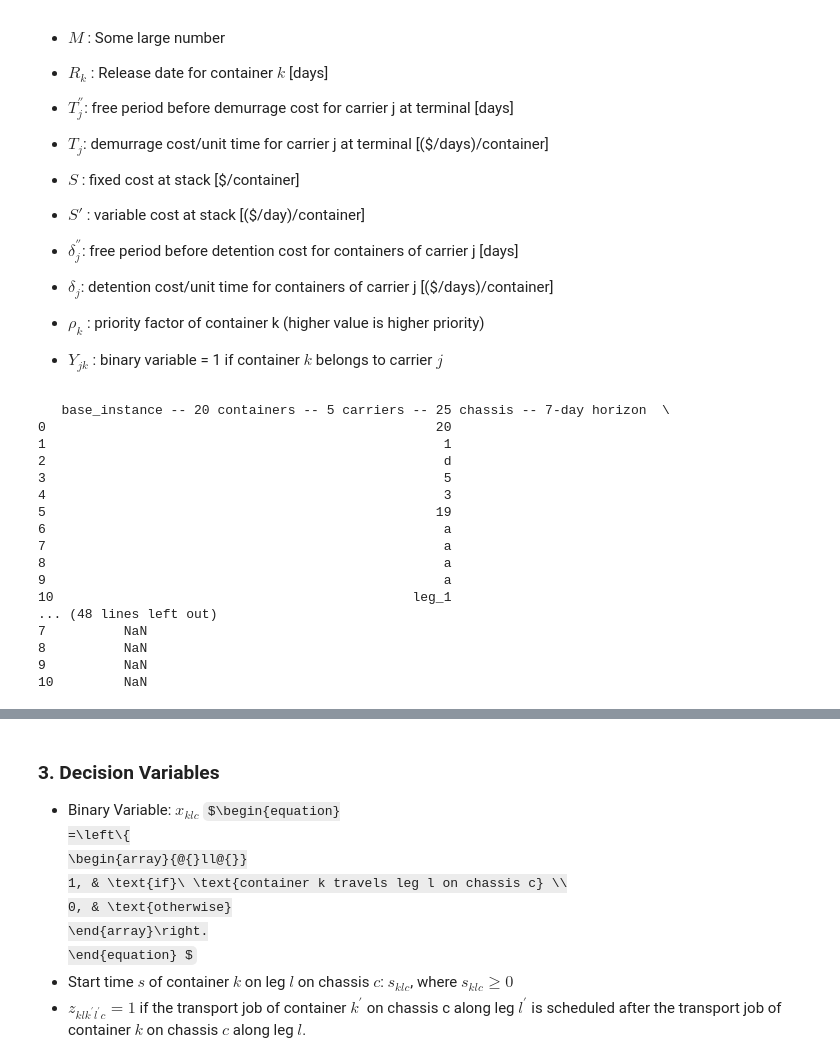
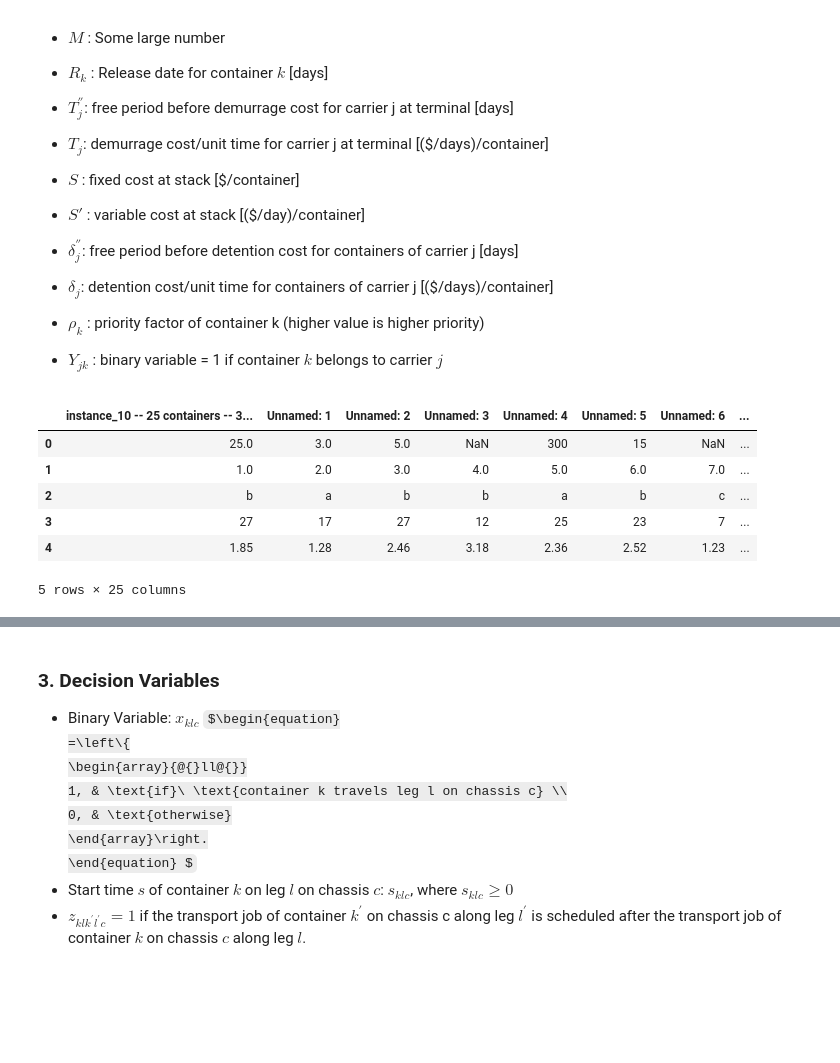
Before and after one commit to sug-prabhakaran/mie562_truck_scheduling_project, a Jupyter notebook: project-truck_scheduling-mip_model.ipynb, the cells around one changed output, grey strips where cells are left out. Saved outputs shown, nothing was run; the diff lists cells and outputs as text; code cells hidden in the pictures; some formulas as TeX source; blank space fills up the shorter version.

```diff
--- a/project-truck_scheduling-mip_model.ipynb
+++ b/project-truck_scheduling-mip_model.ipynb
@@ -61,57 +61,48 @@ seed(0)
    * $Y_{jk}$ : binary variable = 1 if container $k$ belongs to carrier $j$
 # %%
 # read and construct parameters from standard instance interface
-instance_csv_path = "instances/20_instance.csv"
+instance_csv_path = "instances/instance_10.csv"
 
 df = pd.read_csv(instance_csv_path)
-print(df)
 
 nK, nJ, nC, S, S_prime = tuple(df.iloc[0].dropna().astype(float))
 C = list(range(int(nC)))
 K = [k for k in df.iloc[1].dropna().astype(float)]
 assert nK == len(K)
 J = list(set(df.iloc[2].dropna()))
-assert nJ == len(J)
+assert int(nJ) == len(J)
 
 Y = {j:{k: 0 for k in K} for j in J}
 for i, k in enumerate(K):
     Y[df.iloc[2].dropna()[i]][k] = 1
 
 R = {k: int(df.iloc[3].dropna()[i]) for i, k in enumerate(K)}
 p = {k: float(df.iloc[4].dropna()[i]) for i, k in enumerate(K)}
 rho = {k: int(df.iloc[5].dropna()[i]) for i, k in enumerate(K)}
 
 T_prime = {df.iloc[6].dropna()[i]: int(df.iloc[6].dropna()[i+1]) for i in range(0, len(df.iloc[6].dropna()), 2)}
 T = {df.iloc[7].dropna()[i]: int(df.iloc[7].dropna()[i+1]) for i in range(0, len(df.iloc[7].dropna()), 2)}
 Delta_prime = {df.iloc[8].dropna()[i]: int(df.iloc[8].dropna()[i+1]) for i in range(0, len(df.iloc[8].dropna()), 2)}
 Delta = {df.iloc[9].dropna()[i]: int(df.iloc[9].dropna()[i+1]) for i in range(0, len(df.iloc[9].dropna()), 2)}
 
 L = [1, 2, 3]
 leg_times = {l: float(df.iloc[10][i*2+1]) for i, l in enumerate(L)}
 Phi = {k: {1: 2*leg_times[1] + p[k], 2: leg_times[2], 3: leg_times[3] + p[k] + leg_times[1]} for k in K} # time duration of leg l (including processing time) in hours #
 D = {1:{1: 0, 2: 0, 3: leg_times[2]},
      2:{1: leg_times[2], 2: leg_times[2], 3: 0},
      3:{1: 0, 2: 0, 3: leg_times[2]}}
 
 M = 1000
+
+df.head()
 # %% [output]
+|  | instance_10 -- 25 containers -- 3... | Unnamed: 1 | Unnamed: 2 | Unnamed: 3 | Unnamed: 4 | Unnamed: 5 | Unnamed: 6 | ... |
+| 0 | 25.0 | 3.0 | 5.0 | NaN | 300 | 15 | NaN | ... |
+| 1 | 1.0 | 2.0 | 3.0 | 4.0 | 5.0 | 6.0 | 7.0 | ... |
+| 2 | b | a | b | b | a | b | c | ... |
+| 3 | 27 | 17 | 27 | 12 | 25 | 23 | 7 | ... |
+| 4 | 1.85 | 1.28 | 2.46 | 3.18 | 2.36 | 2.52 | 1.23 | ... |
-   base_instance -- 20 containers -- 5 carriers -- 25 chassis -- 7-day horizon  \
-0                                                  20
-1                                                   1
-2                                                   d
-3                                                   5
-4                                                   3
-5                                                  19
-6                                                   a
-7                                                   a
-8                                                   a
-9                                                   a
-10                                              leg_1
-... (48 lines left out)
-7          NaN
-8          NaN
-9          NaN
-10         NaN
+5 rows × 25 columns
 # %%
 # create a list of tuples containing every iteration of k,l,c
 A = [(k,l,c) for k in K for l in L for c in C]
```
Also changed, not shown: parts of 10 cells of this notebook, 37 other files.
